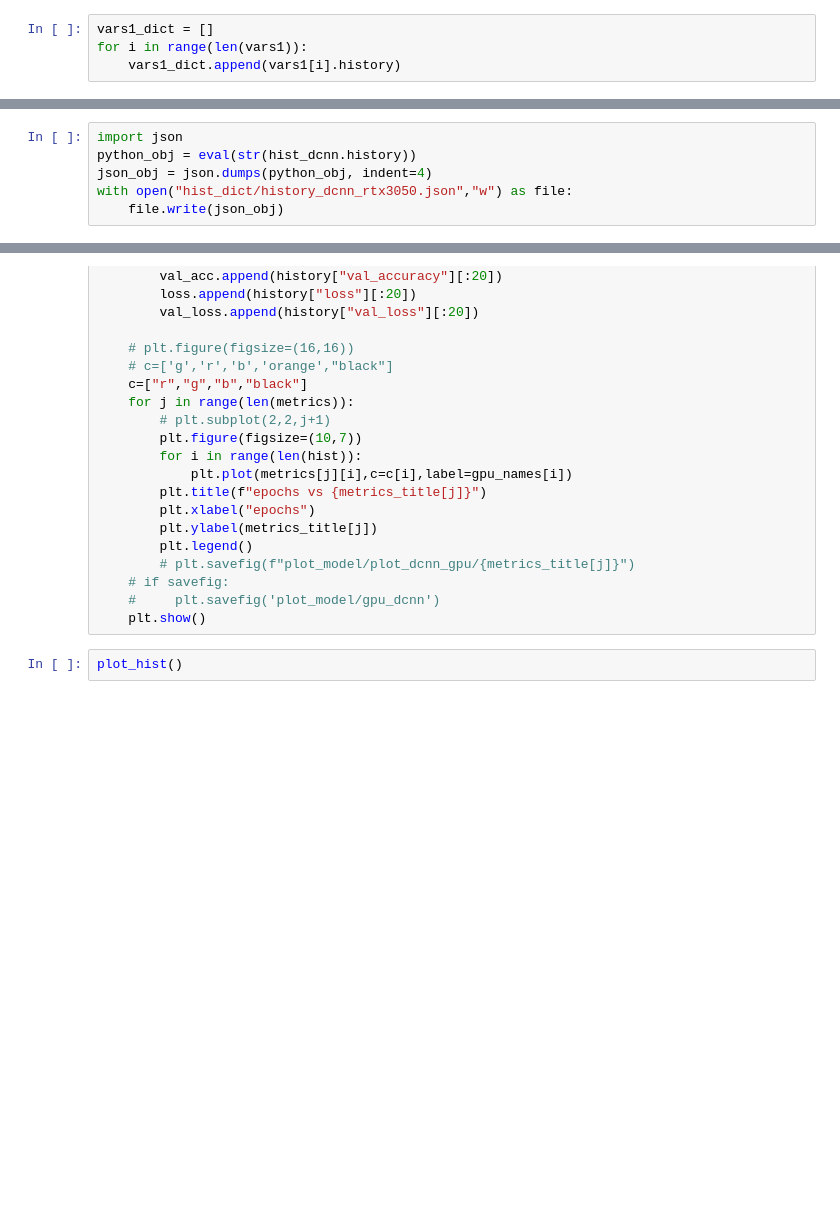
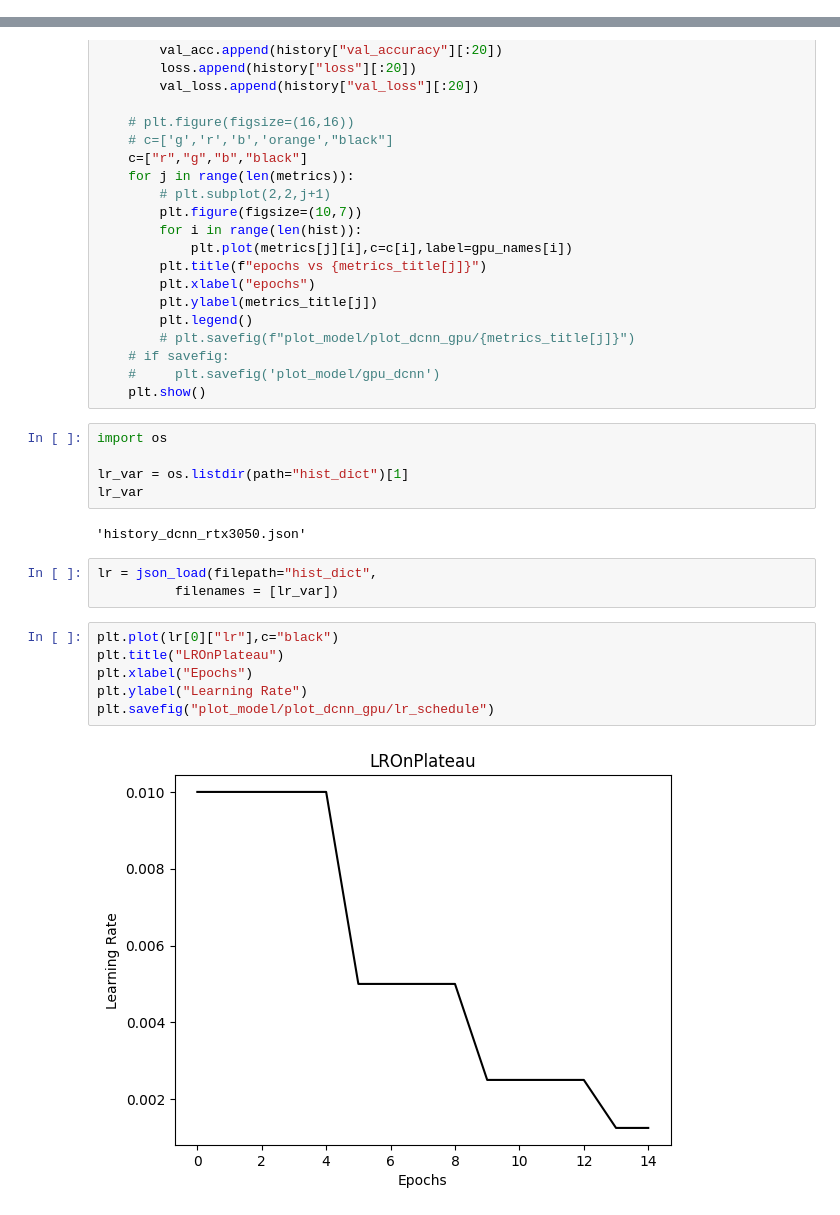
Before and after one commit to Ujjwal-Mk/IEEE, a Jupyter notebook: GPU_Plots.ipynb, the cells around one changed output, grey strips where cells are left out. Drawn from its saved outputs; the diff is of its cells as text; blank space fills up the shorter version.

Commit message:
Added LR Schedule Plot

```diff
--- a/GPU_Plots.ipynb
+++ b/GPU_Plots.ipynb
@@ -103,4 +64,0 @@ effnet
-# %%
-vars1_dict = []
-for i in range(len(vars1)):
-    vars1_dict.append(vars1[i].history)
@@ -111,9 +65,3 @@ json_dump(filepath = "hist_dict",
-# %%
-import json
-python_obj = eval(str(hist_dcnn.history))
-json_obj = json.dumps(python_obj, indent=4)
-with open("hist_dict/history_dcnn_rtx3050.json","w") as file:
-    file.write(json_obj)
 # %%
 def json_dump(filepath: str = "", filenames: list = [], dicts: list = []) -> None:
     """
@@ -238,5 +186,21 @@ def plot_hist(hist:list =[], gpu_names:list =[],savefig = False):
     # if savefig:
     #     plt.savefig('plot_model/gpu_dcnn')
     plt.show()
-# %%
-plot_hist()
+# %%
+import os
+
+lr_var = os.listdir(path="hist_dict")[1]
+lr_var
+# %% [output]
+'history_dcnn_rtx3050.json'
+# %%
+lr = json_load(filepath="hist_dict",
+          filenames = [lr_var])
+# %%
+plt.plot(lr[0]["lr"],c="black")
+plt.title("LROnPlateau")
+plt.xlabel("Epochs")
+plt.ylabel("Learning Rate")
+plt.savefig("plot_model/plot_dcnn_gpu/lr_schedule")
+# %% [output]
+[figure, added]
```
Also changed, not shown: parts of 6 cells of this notebook, 1 other file.
